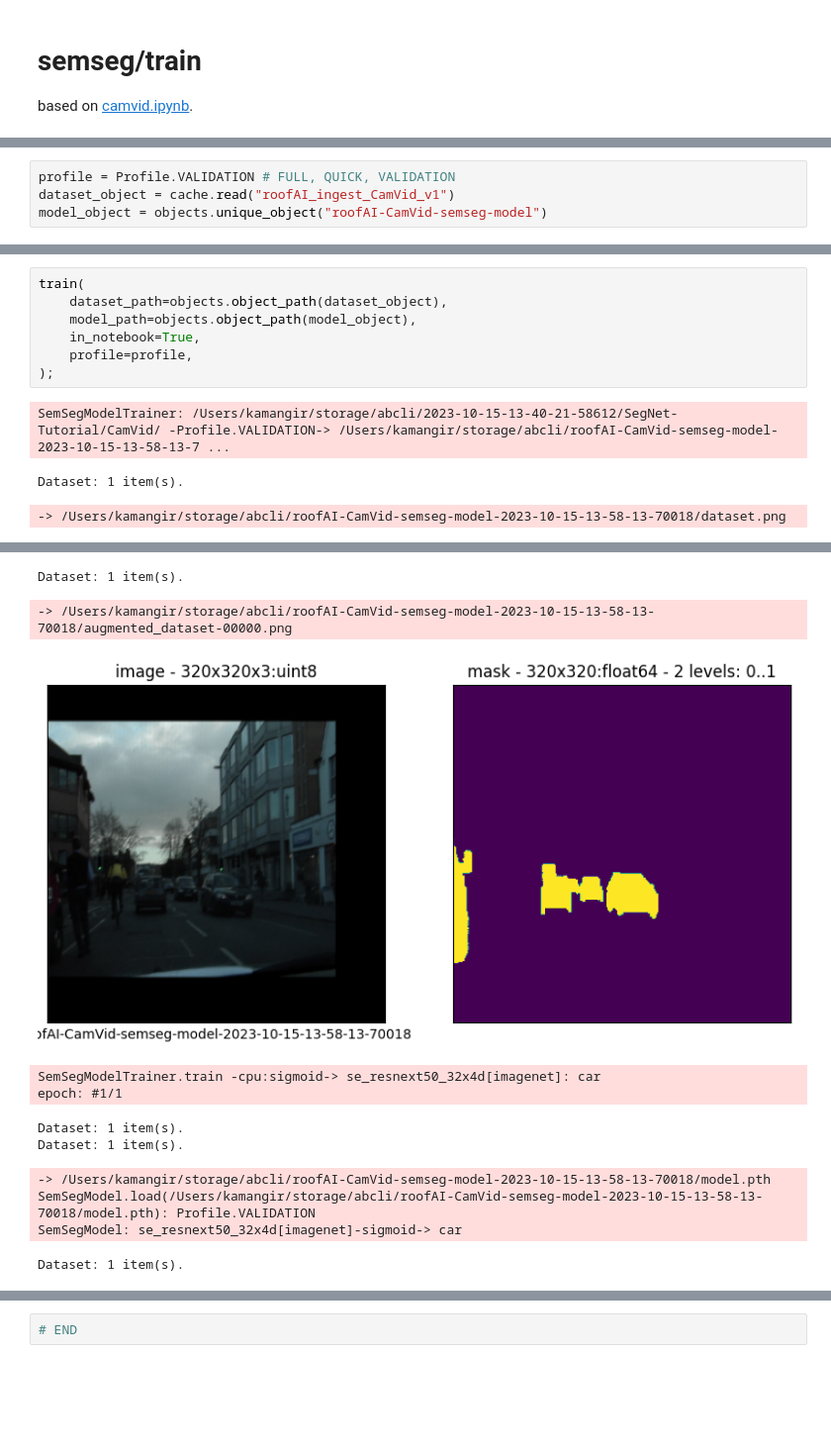
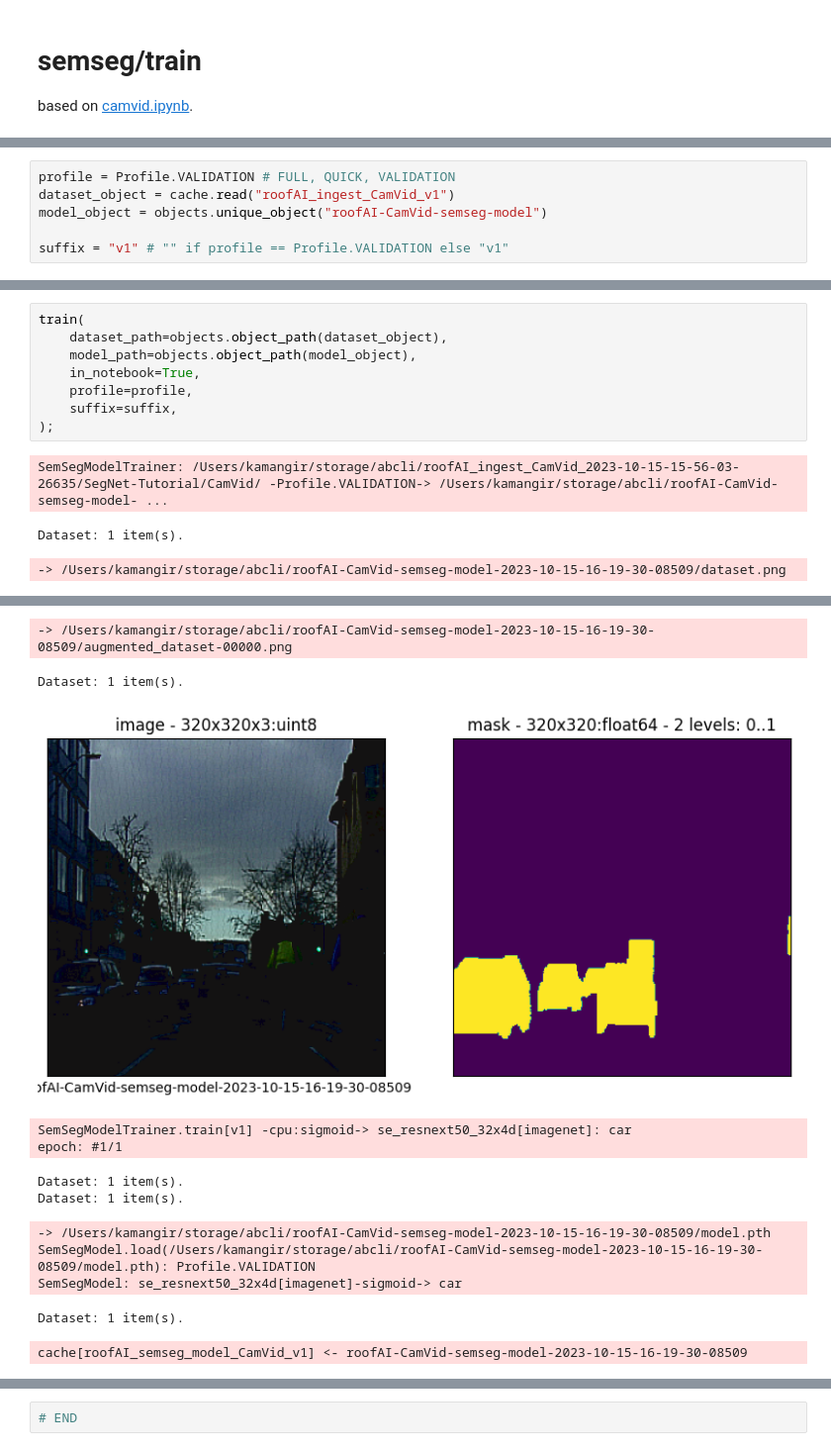
Before and after one commit to kamangir/roofAI, a Jupyter notebook: notebooks/semseg/train.ipynb, the cells around one changed output, grey strips where cells are left out. Shown at 99% size. Drawn from its saved outputs; the diff is of its cells as text; blank space fills up the shorter version.

Commit message:
train refactor - kamangir/bolt#746

```diff
--- a/notebooks/semseg/train.ipynb
+++ b/notebooks/semseg/train.ipynb
@@ -27,4 +27,6 @@ roofAI-3.79.1.abcli-7.2376.1-2023-06-aws-batch-a, built on 15 October 2023, 13:5
 profile = Profile.VALIDATION # FULL, QUICK, VALIDATION
 dataset_object = cache.read("roofAI_ingest_CamVid_v1")
 model_object = objects.unique_object("roofAI-CamVid-semseg-model")
+
+suffix = "v1" # "" if profile == Profile.VALIDATION else "v1"
 # %% [output]
@@ -32,26 +34,28 @@ model_object = objects.unique_object("roofAI-CamVid-semseg-model")
 # %%
 train(
     dataset_path=objects.object_path(dataset_object),
     model_path=objects.object_path(model_object),
     in_notebook=True,
     profile=profile,
+    suffix=suffix,
 );
 # %% [output]
-SemSegModelTrainer: /Users/kamangir/storage/abcli/2023-10-15-13-40-21-58612/SegNet-Tutorial/CamVid/ -Profile.VALIDATION-> /Users/kamangir/storage/abcli/roofAI-CamVid-semseg-model-2023-10-15-13-58-13-7 ...
+SemSegModelTrainer: /Users/kamangir/storage/abcli/roofAI_ingest_CamVid_2023-10-15-15-56-03-26635/SegNet-Tutorial/CamVid/ -Profile.VALIDATION-> /Users/kamangir/storage/abcli/roofAI-CamVid-semseg-model- ...
 Dataset: 1 item(s).
--> /Users/kamangir/storage/abcli/roofAI-CamVid-semseg-model-2023-10-15-13-58-13-70018/dataset.png
+-> /Users/kamangir/storage/abcli/roofAI-CamVid-semseg-model-2023-10-15-16-19-30-08509/dataset.png
 [figure]
-Dataset: 1 item(s).
+-> /Users/kamangir/storage/abcli/roofAI-CamVid-semseg-model-2023-10-15-16-19-30-08509/augmented_dataset-00000.png
--> /Users/kamangir/storage/abcli/roofAI-CamVid-semseg-model-2023-10-15-13-58-13-70018/augmented_dataset-00000.png
+Dataset: 1 item(s).
-[figure, old version]
+[figure, new version]
-SemSegModelTrainer.train -cpu:sigmoid-> se_resnext50_32x4d[imagenet]: car
+SemSegModelTrainer.train[v1] -cpu:sigmoid-> se_resnext50_32x4d[imagenet]: car
 epoch: #1/1
 Dataset: 1 item(s).
 Dataset: 1 item(s).
--> /Users/kamangir/storage/abcli/roofAI-CamVid-semseg-model-2023-10-15-13-58-13-70018/model.pth
-SemSegModel.load(/Users/kamangir/storage/abcli/roofAI-CamVid-semseg-model-2023-10-15-13-58-13-70018/model.pth): Profile.VALIDATION
+-> /Users/kamangir/storage/abcli/roofAI-CamVid-semseg-model-2023-10-15-16-19-30-08509/model.pth
+SemSegModel.load(/Users/kamangir/storage/abcli/roofAI-CamVid-semseg-model-2023-10-15-16-19-30-08509/model.pth): Profile.VALIDATION
 SemSegModel: se_resnext50_32x4d[imagenet]-sigmoid-> car
 Dataset: 1 item(s).
+cache[roofAI_semseg_model_CamVid_v1] <- roofAI-CamVid-semseg-model-2023-10-15-16-19-30-08509
 # %%
 %%bash -s $profile $model_object
 source ~/git/awesome-bash-cli/bash/abcli.sh in_notebook
```
Also changed, not shown: parts of 4 cells of this notebook, 10 other files.
